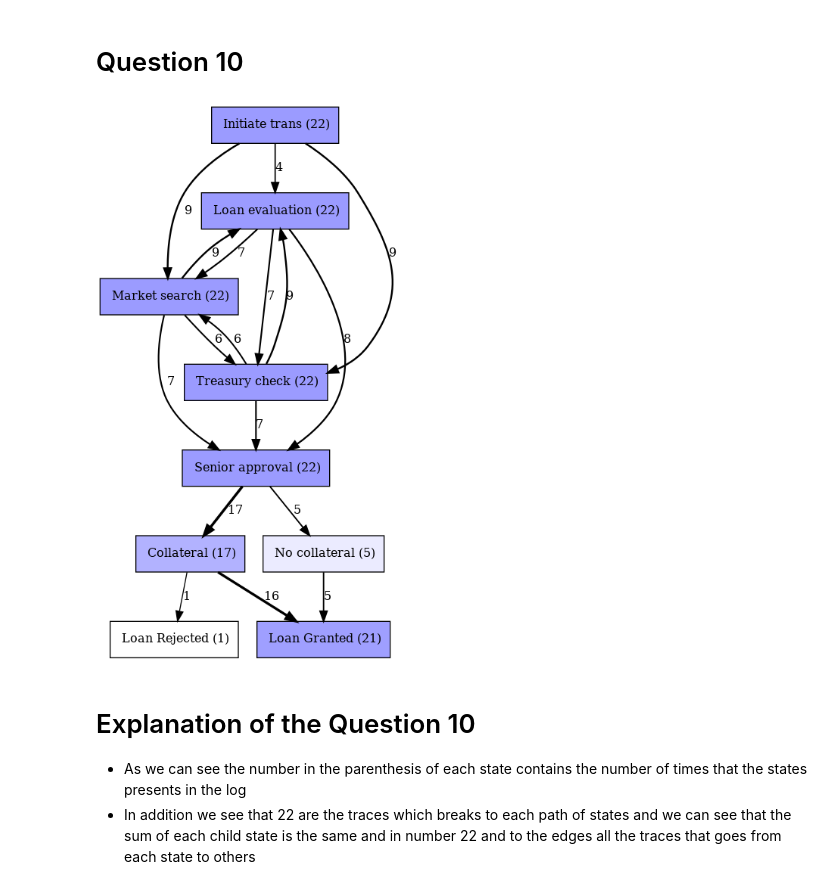
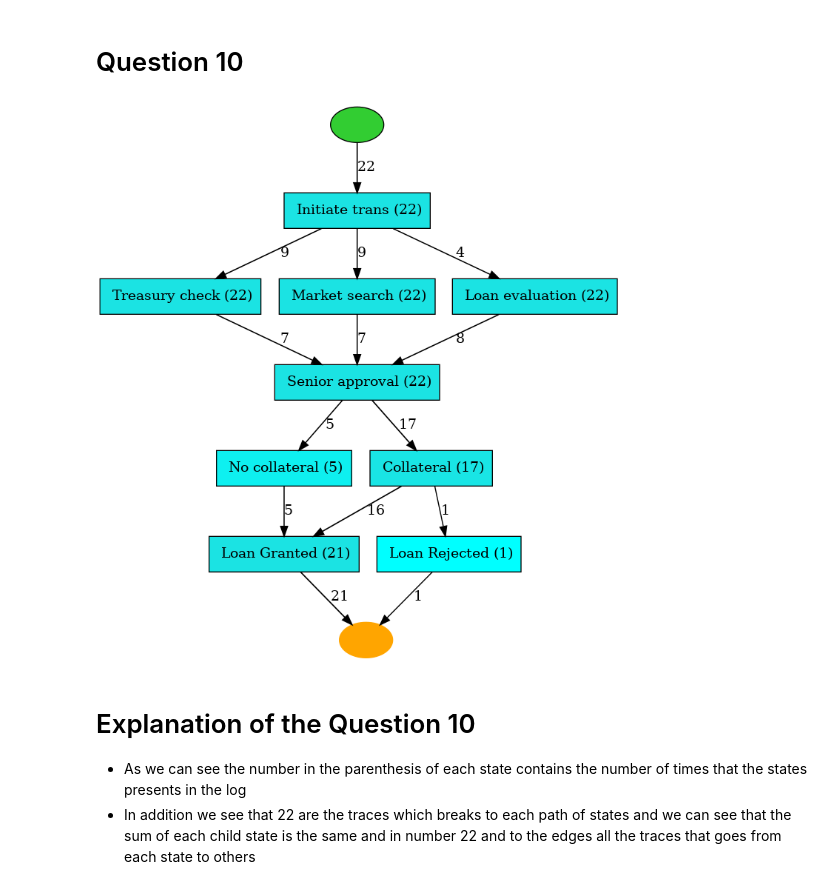
Before and after one commit to christoschr97/CEI521-ProcessMining, a Jupyter notebook: src/BPM-2.ipynb, the cells around one changed output. Cells and saved outputs as stored; diff of their text form; code cells hidden in the pictures.

```diff
--- a/src/BPM-2.ipynb
+++ b/src/BPM-2.ipynb
@@ -158,12 +159,13 @@ display(Image(filename='inductive_frequency.png'))
 # %% [markdown]
 # Question 10
-# %%
-log = xes_importer.apply(os.path.join("../data/new.xes"))
-dfg = dfg_discovery.apply(log)
-gviz = dfg_visualization.apply(dfg, log=log, variant=dfg_visualization.Variants.FREQUENCY)
-dfg_visualization.view(gviz)
-# %% [output]
-[figure, removed]
+# %%
+from pm4py.algo.discovery.heuristics import algorithm as heuristics_miner
+from pm4py.visualization.heuristics_net import visualizer as hn_visualizer
+heu_net = heuristics_miner.apply_heu(log)
+gviz = hn_visualizer.apply(heu_net)
+hn_visualizer.view(gviz)
+# %% [output]
+[figure, added]
 # %% [markdown]
 # Explanation of the Question 10
 * As we can see the number in the parenthesis of each state contains the number of times that the states presents in the log
```
Also changed, not shown: parts of 16 cells of this notebook, 2 other files.
